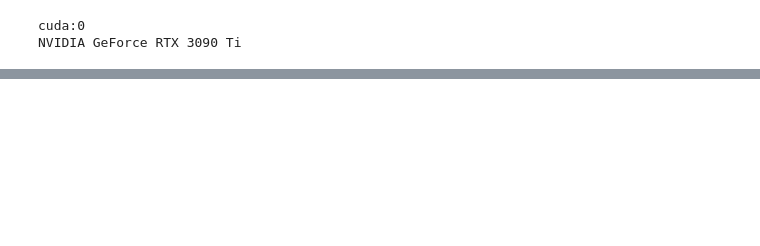
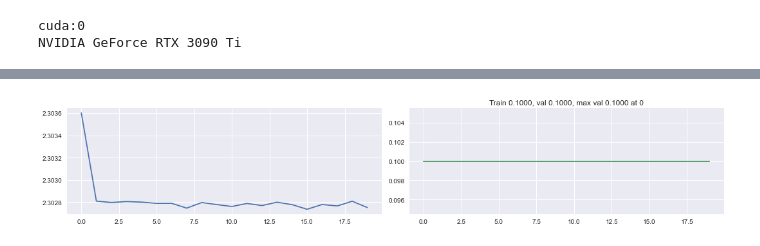
Before and after one commit to jundaz/LayerNorm_Opt, a Jupyter notebook: 3_VGG_Gradient_predictiveness.ipynb, the cells around one changed output, grey strips where cells are left out. Drawn from its saved outputs; the diff is of its cells as text; code cells hidden in the pictures; blank space fills up the shorter version.

```diff
--- a/3_VGG_Gradient_predictiveness.ipynb
+++ b/3_VGG_Gradient_predictiveness.ipynb
@@ -549,16 +268,18 @@ grads_005 = train(model,
 # %%
 set_random_seeds(seed_value=1984, device=device)
-model = VGG_A()
+model = vgg.VGG_A()
 lr = 0.002
 #optimizer = torch.optim.SGD(model.parameters(), lr = lr, momentum=0.9, weight_decay=5e-4)
 criterion = nn.CrossEntropyLoss()
 optimizer = torch.optim.Adam(model.parameters(), lr = lr)
 
 grads_02 = train(model,
                  optimizer,
                  criterion,
                  train_loader,
                  val_loader,
                  epochs_n=epo)
+# %% [output]
+[figure, added]
 # %%
 set_random_seeds(seed_value=1984, device=device)
```
Also changed, not shown: parts of 40 cells of this notebook, 10 other files.
